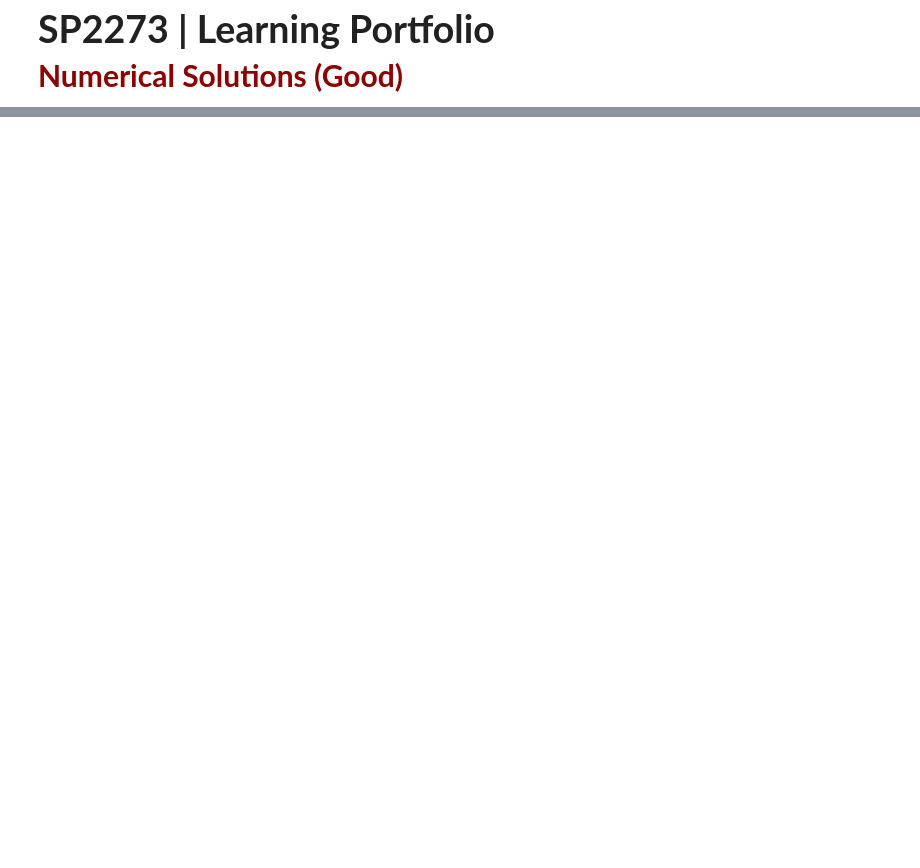
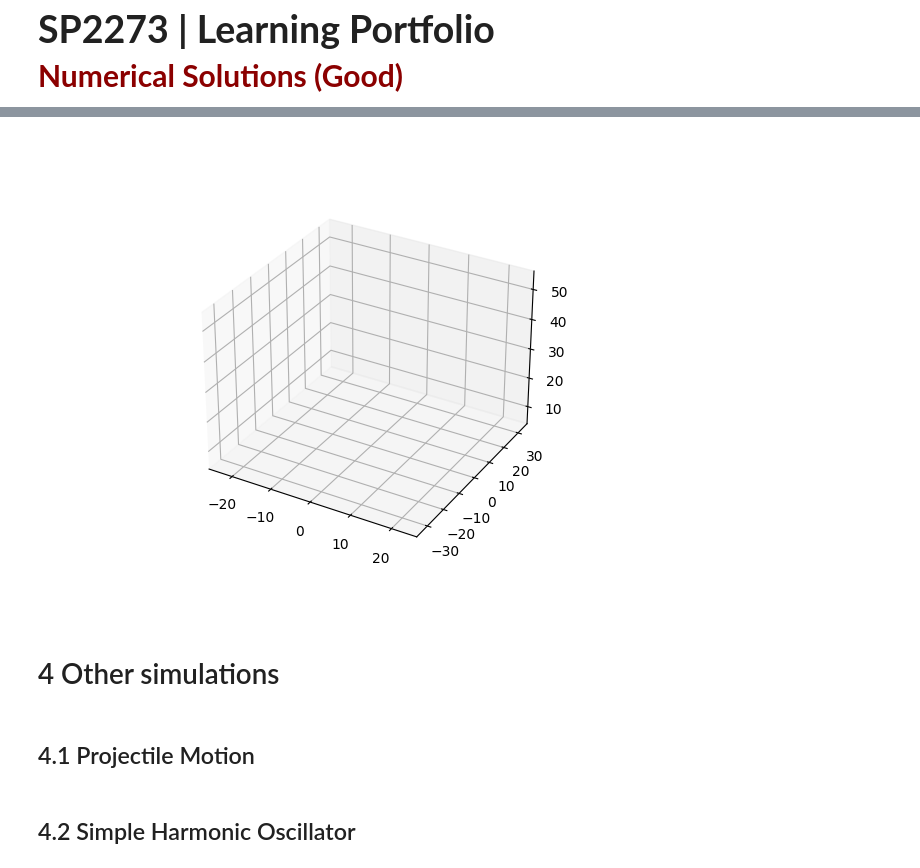
Before and after one commit to SPS-SP2273/learning-portfolio-shawn1368, a Jupyter notebook: numerical solutions/numerical_solutions_(good).ipynb, the cells around one changed output, grey strips where cells are left out. Drawn from its saved outputs; the diff is of its cells as text; code cells hidden in the pictures; blank space fills up the shorter version.

Commit message:
Lorentz Attractor Animated

```diff
--- a/numerical solutions/numerical_solutions_(good).ipynb
+++ b/numerical solutions/numerical_solutions_(good).ipynb
@@ -395,0 +403,36 @@ plt.show()
+# %%
+%matplotlib widget
+
+import matplotlib.animation as animation
+# Animate lorentz attractor
+figanim, axanim = plt.subplots(subplot_kw={"projection": "3d"})
+line3d = axanim.plot([], [], [])
+line3d = line3d[0]
+axanim.set_xlim((-25, 25))
+axanim.set_ylim((-35, 35))
+axanim.set_zlim((5, 55))
+
+def init():
+    line3d.set_data([], [])
+    line3d.set_3d_properties([])
+
+    return line3d,
+
+def animate(i):
+    j = i * 100
+    line3d.set_data(data['x'][:j], data['y'][:j])
+    line3d.set_3d_properties(data['z'][:j])
+
+    figanim.canvas.draw()
+    return line3d,
+
+anim = animation.FuncAnimation(figanim, animate, init_func=init, frames=500, interval=30, blit=True)
+# anim.save("lorentz.mp4", fps=15, extra_args=['-vcodec', 'libx264'])
+
+plt.show()
+# %% [output]
+[figure, added]
+# %% [markdown]
+# 4 Other simulations
+# %% [markdown]
+## 4.1 Projectile Motion
@@ -395,0 +441,2 @@ plt.show()
+# %% [markdown]
+## 4.2 Simple Harmonic Oscillator
```
Also changed, not shown: parts of 91 cells of this notebook, 3 other files.
